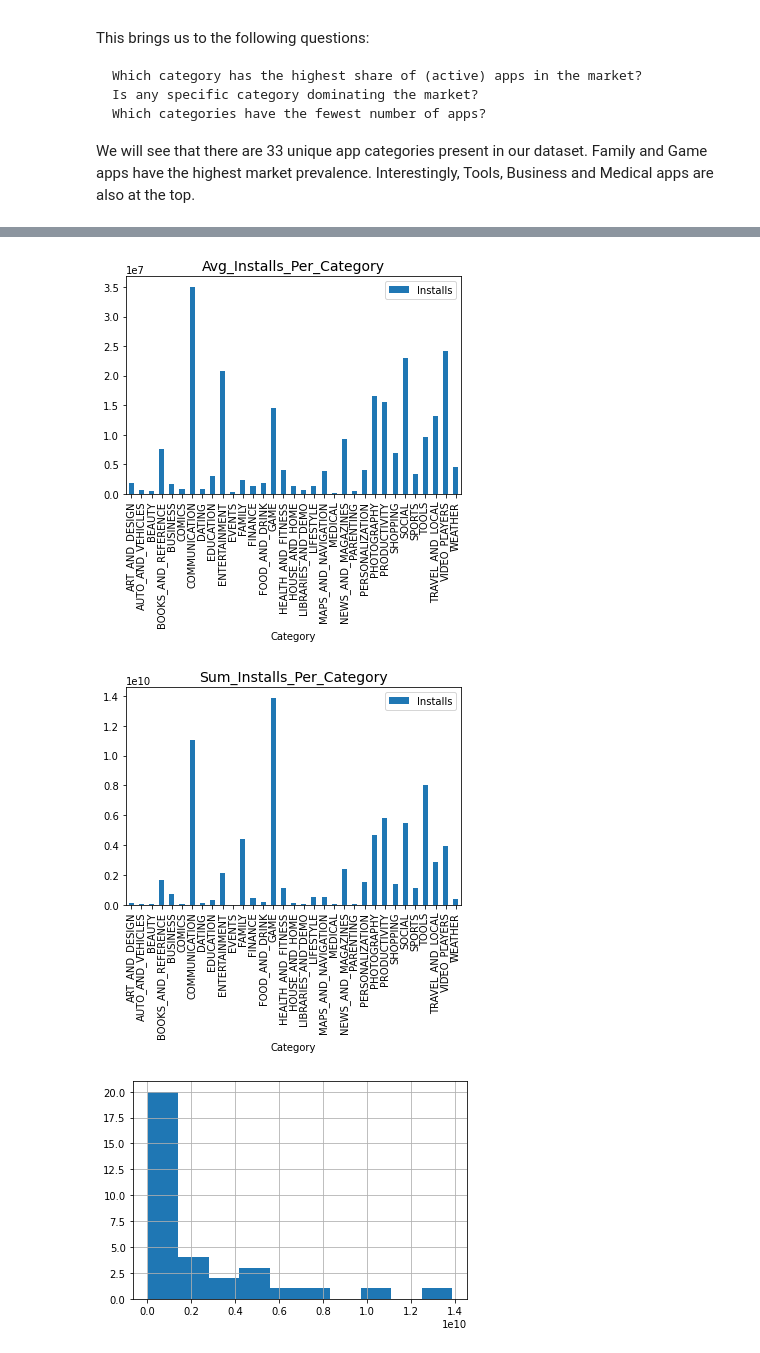
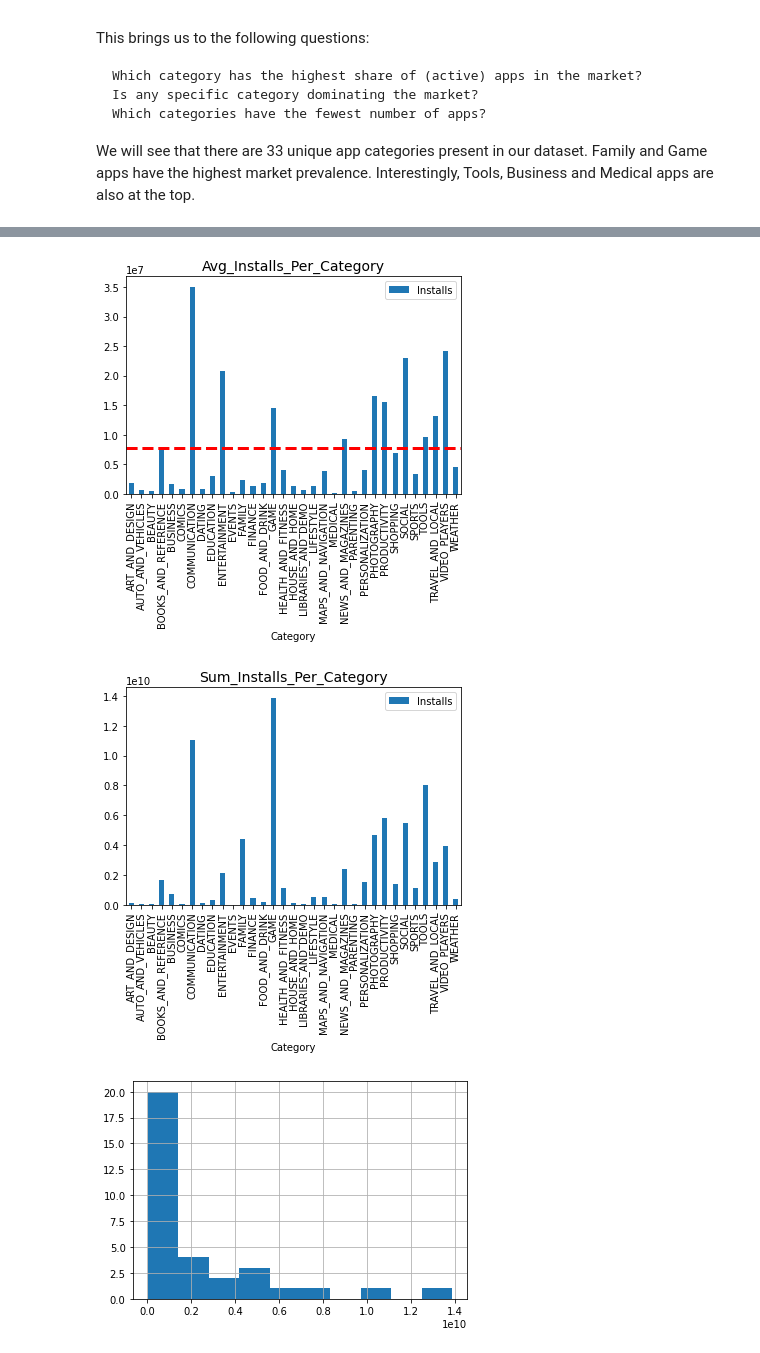
Before and after one commit to johnhhu2020/DataCamp-Data-Scientist-with-Python-Track, a Jupyter notebook: The Android App Market on Google Play.ipynb, the cells around one changed output, grey strips where cells are left out. Cells and saved outputs as stored; diff of their text form; code cells hidden in the pictures.

```diff
--- a/The Android App Market on Google Play.ipynb
+++ b/The Android App Market on Google Play.ipynb
@@ -151,22 +158,3 @@ print(type(apps['Size'][32]))
 <class 'numpy.float64'>
 <class 'numpy.int64'>
 <class 'numpy.float64'>
-# %%
-# List of characters to remove
-characters = [',', '$', '+', 'M', 'k']
-
-# List of column names to clean
-columns = ['Installs', 'Size', 'Price']
-
-
-# Loop for each column
-for i in columns:
-    # Replace each character with an empty string
-    for j in characters:
-        apps[i] = apps[i].str.replace(j, '', regex=True)
-
-    # Convert col to numeric
-    apps[i] = pd.to_numeric(apps[i])
-
-
-print(apps.sample(5))
@@ -201,33 +171,36 @@ This brings us to the following questions:
 
 We will see that there are 33 unique app categories present in our dataset. Family and Game apps have the highest market prevalence. Interestingly, Tools, Business and Medical apps are also at the top.
 # %%
-# Which category has the highest share of (active) apps in the market?
-
 import matplotlib.pyplot as plt
 import numpy as np
 
-print(apps.pivot_table(values='Installs',
+app_count_table = apps.pivot_table(values='App',
                        index='Category',
-                       aggfunc=np.sum).sort_values('Installs', ascending=False))#.hist()
-#plt.show()
-# Which category has the highest share of (active) apps in the market?    Games, Communication, Tools
-#####################################################################################################################
-
+                       aggfunc=lambda x: len(x.unique())).sort_values('App', ascending=False)
+                       ##############################################################################################
+app_count_table['% of Total'] = round((app_count_table['App'] / app_count_table['App'].sum() * 100), 2)
+print(app_count_table)
 
 
 table = apps.pivot_table(values='Installs',
                        index='Category',
-                       aggfunc=np.sum).sort_values('Installs', ascending=False)
+                       aggfunc=np.sum).sort_values('Installs', ascending=False)#.div(sum(index))
 
-table['% of Total'] = (table.Installs / table.Installs.sum() * 100).astype(str) + '%'
+#####################################################################################################################
+table['% of Total'] = round((table['Installs'] / table['Installs'].sum() * 100), 2)
 print(table)
 
-# Which category has the highest share of (active) apps in the market?    Games, Communication, Tools
+
+#    Which category has the highest share of (active) apps in the market?
+        # I take Install numbers representing share of (active) apps, thus Games has highest share 14.7%
+
+#    Is any specific category dominating the market?
+        # Yes, Games 18.5%, Communication 14.7%, Tools 10.7%, all others less are than 7.7%
+
+#    Which categories have the fewest number of apps?
+        # I take this as count of App group by each categories, so its Beauty
+
 #####################################################################################################################
-
-
-
-# Is any specific category dominating the market?   Yes???   Market share  pd.pivot_table % calculation
 #####################################################################################################################
 
 
@@ -235,6 +208,9 @@ print(table)
 #                                                   , aggfunc=np.sum
 apps.pivot_table(values='Installs', index='Category').plot(kind='bar')
 plt.title('Avg_Installs_Per_Category', fontsize=14)
+# use axhline to add Avg line in the bar plot
+#####################################################################################################################
+plt.axhline(apps['Installs'].mean(), color='red', linestyle='dashed', linewidth=3)
 plt.show()
 
 
@@ -244,6 +220,6 @@ plt.show()
 
 
                                                       ###############################################################
-apps.groupby('Category')['Installs'].sum().hist()     ### Understand what we want and image the outcome of code
+apps.groupby('Category')['Installs'].sum().hist()     ### Understand what we want and imagine the outcome of code
 plt.show()                                            ###############################################################
 # %% [output]
@@ -267,4 +243,4 @@ EVENTS                  15973161  0.021262694891635556%
-[figure, old version]
+[figure, new version]
 [figure]
 [figure]
 # %% [markdown]
```
Also changed, not shown: parts of 9 cells of this notebook.
